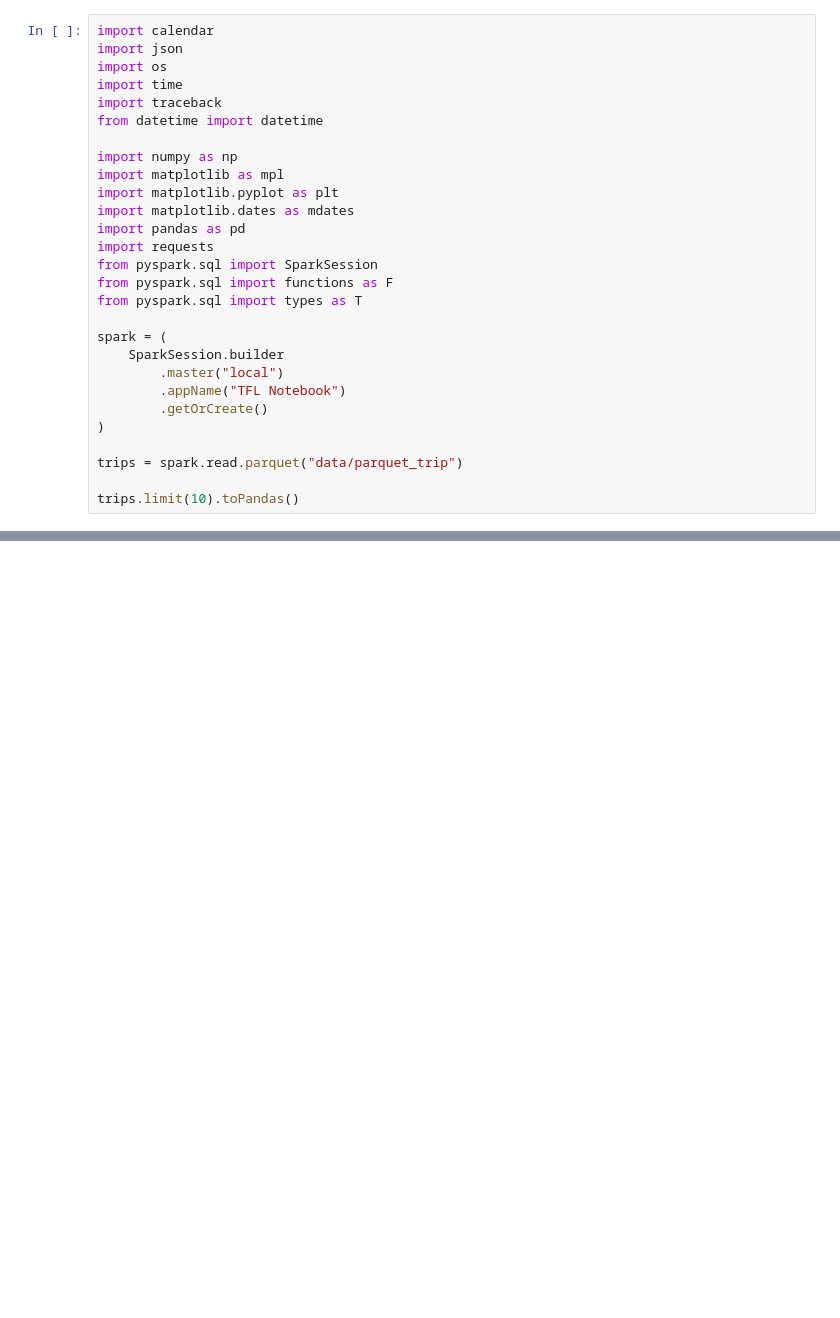
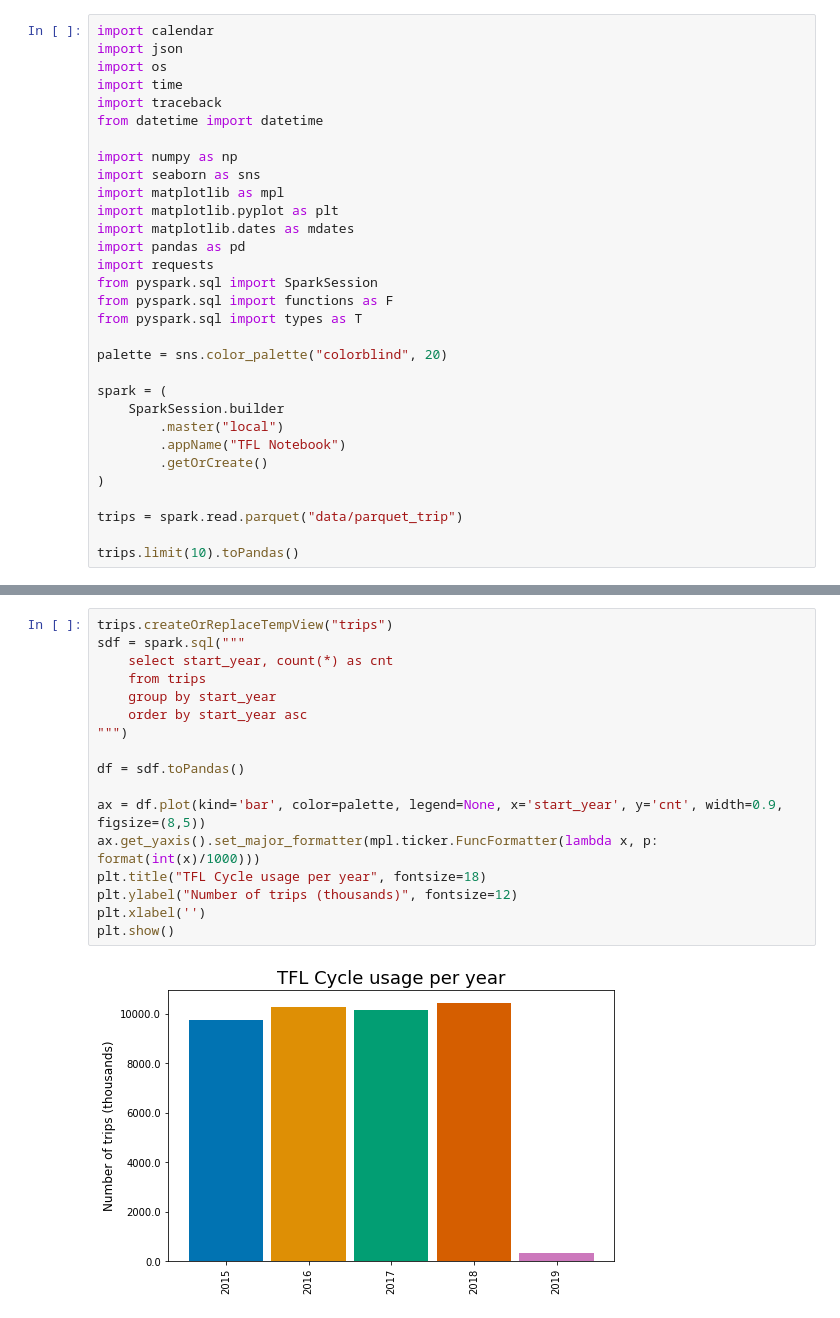
Before and after one commit to DanteLore/tfl-cycles, a Jupyter notebook: trip-analysis.ipynb, the cells around one changed output, grey strips where cells are left out. Cells and saved outputs as stored; diff of their text form; blank space fills up the shorter version.

```diff
--- a/trip-analysis.ipynb
+++ b/trip-analysis.ipynb
@@ -7,6 +7,7 @@ import traceback
 from datetime import datetime
 
 import numpy as np
+import seaborn as sns
 import matplotlib as mpl
 import matplotlib.pyplot as plt
 import matplotlib.dates as mdates
@@ -15,6 +16,8 @@ import requests
 from pyspark.sql import SparkSession
 from pyspark.sql import functions as F
 from pyspark.sql import types as T
+
+palette = sns.color_palette("colorblind", 20)
 
 spark = (
     SparkSession.builder
@@ -38,4 +41,23 @@ trips.limit(10).toPandas()
 | 7 | 61470321 | 480 | 12610 | 162 | Southampton Place, Holborn | 246 | Berry Street, Clerkenwell | ... |
 | 8 | 61447445 | 540 | 11477 | 358 | High Holborn , Covent Garden | 246 | Berry Street, Clerkenwell | ... |
 | 9 | 61495906 | 360 | 10616 | 427 | Cheapside, Bank | 66 | Holborn Circus, Holborn | ... |
+# %%
+trips.createOrReplaceTempView("trips")
+sdf = spark.sql("""
+    select start_year, count(*) as cnt
+    from trips
+    group by start_year
+    order by start_year asc
+""")
+
+df = sdf.toPandas()
+
+ax = df.plot(kind='bar', color=palette, legend=None, x='start_year', y='cnt', width=0.9, figsize=(8,5))
+ax.get_yaxis().set_major_formatter(mpl.ticker.FuncFormatter(lambda x, p: format(int(x)/1000)))
+plt.title("TFL Cycle usage per year", fontsize=18)
+plt.ylabel("Number of trips (thousands)", fontsize=12)
+plt.xlabel('')
+plt.show()
+# %% [output]
+[figure, added]
 # %%
```
Also changed, not shown: parts of 4 cells of this notebook.
